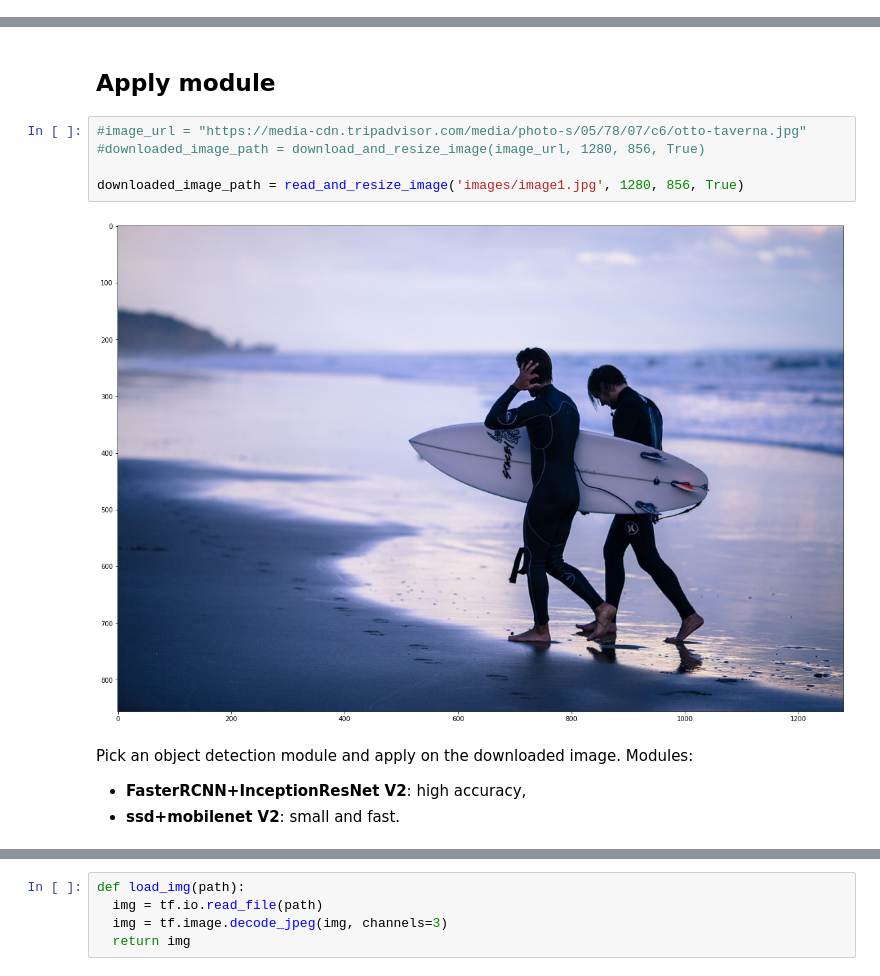
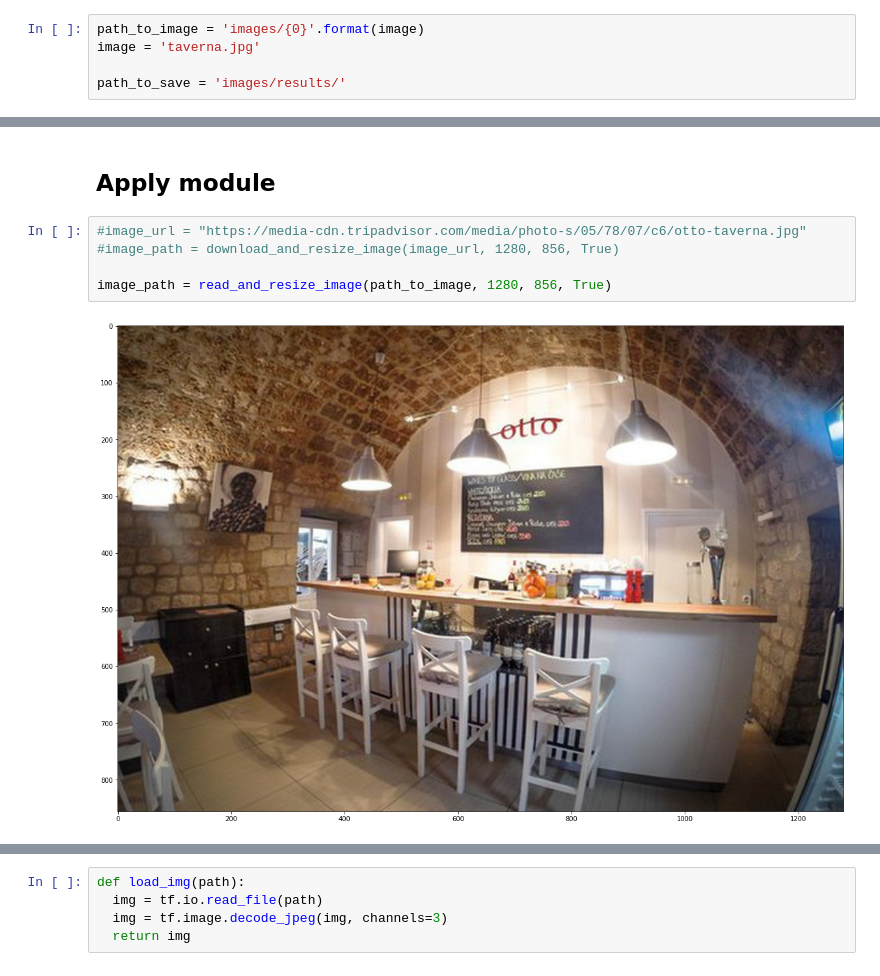
Before and after one commit to Uni-Rostock-Win/SemOI, a Jupyter notebook: tensorflow/object_detection_tf_hub.ipynb, the cells around one changed output, grey strips where cells are left out. Drawn from its saved outputs; the diff is of its cells as text.

```diff
--- a/tensorflow/object_detection_tf_hub.ipynb
+++ b/tensorflow/object_detection_tf_hub.ipynb
@@ -21,0 +22,5 @@ Licensed under the Apache License, Version 2.0 (the "License");
+# %%
+path_to_image = 'images/{0}'.format(image)
+image = 'taverna.jpg'
+
+path_to_save = 'images/results/'
@@ -163,12 +181,8 @@ def draw_boxes(image, boxes, class_names, scores, max_boxes=10, min_score=0.1):
 ## Apply module
 # %%
 #image_url = "https://media-cdn.tripadvisor.com/media/photo-s/05/78/07/c6/otto-taverna.jpg"
-#downloaded_image_path = download_and_resize_image(image_url, 1280, 856, True)
+#image_path = download_and_resize_image(image_url, 1280, 856, True)
 
-downloaded_image_path = read_and_resize_image('images/image1.jpg', 1280, 856, True)
+image_path = read_and_resize_image(path_to_image, 1280, 856, True)
 # %% [output]
-[figure, old version]
+[figure, new version]
-# %% [markdown]
-Pick an object detection module and apply on the downloaded image. Modules:
-* **FasterRCNN+InceptionResNet V2**: high accuracy,
-* **ssd+mobilenet V2**: small and fast.
```
Also changed, not shown: parts of 9 cells of this notebook.
